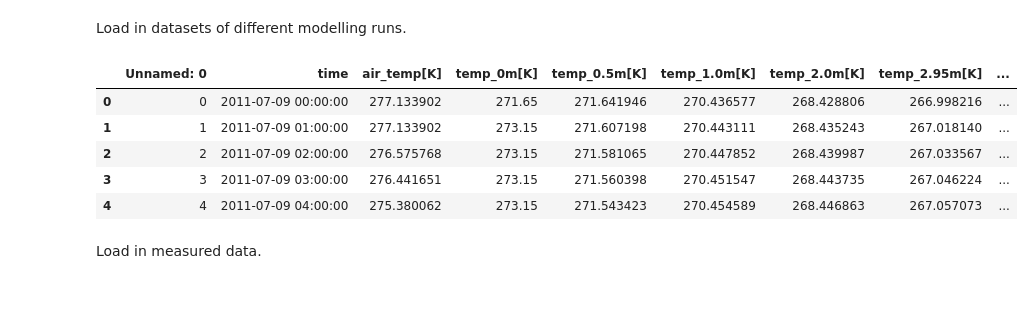
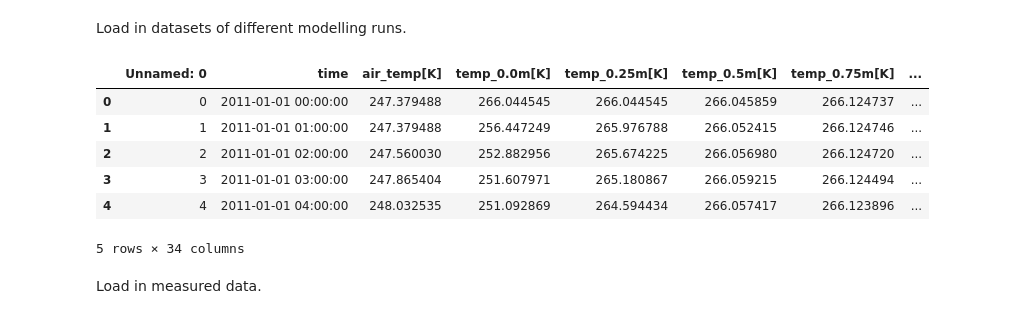
Before and after one commit to khdebruijn/thermo-morphological-model, a Jupyter notebook: validation/ground_temperature_calibration.ipynb, the cells around one changed output. Drawn from its saved outputs; the diff is of its cells as text; code cells hidden in the pictures.

```diff
--- a/validation/ground_temperature_calibration.ipynb
+++ b/validation/ground_temperature_calibration.ipynb
@@ -32,36 +32,37 @@ Load in datasets of different modelling runs.
 # %%
 # load in the modelling results
 # results_folder = Path(r"P:\11210070-usgscoop-202324-arcticxb\runs\val_gt1")
 
-runid2 = 'val_gt13'
-runid3 = 'val_gt13'
-runid4 = 'val_gt13'
+runid2 = 'val_gt24'
+runid3 = 'val_gt24'
+runid4 = 'val_gt24'
 
 fname_gt2 = "data/" + runid2 + "_ground_temperature_timeseries.csv"
 fname_gt3 = "data/" + runid3 + "_ground_temperature_timeseries.csv"
 fname_gt4 = "data/" + runid4 + "_ground_temperature_timeseries.csv"
 
 # df_model = pd.read_csv(os.path.join(results_folder, fname), parse_dates=['time'])
 df_gt2 = pd.read_csv(fname_gt2, parse_dates=['time'])
 df_gt3 = pd.read_csv(fname_gt3, parse_dates=['time'])
 df_gt4 = pd.read_csv(fname_gt4, parse_dates=['time'])
 
 # Lets add some columns to convert to Celcius
-colnames = ['temp_0m[K]', 'temp_0.5m[K]', 'temp_1.0m[K]', 'temp_2.0m[K]', 'temp_2.95m[K]']
+colnames = ['temp_0.0m[K]', 'temp_0.5m[K]', 'temp_1.0m[K]', 'temp_2.0m[K]', 'temp_2.95m[K]']
 
 for df in [df_gt2, df_gt3, df_gt4]:
     for colname in colnames:
 
         df[f'{colname[:-3]}[C]'] = df[colname] - 273.15
 
 df_gt2.head()
 # %% [output]
-|  | Unnamed: 0 | time | air_temp[K] | temp_0m[K] | temp_0.5m[K] | temp_1.0m[K] | temp_2.0m[K] | temp_2.95m[K] | ... |
-| 0 | 0 | 2011-07-09 00:00:00 | 277.133902 | 271.65 | 271.641946 | 270.436577 | 268.428806 | 266.998216 | ... |
-| 1 | 1 | 2011-07-09 01:00:00 | 277.133902 | 273.15 | 271.607198 | 270.443111 | 268.435243 | 267.018140 | ... |
-| 2 | 2 | 2011-07-09 02:00:00 | 276.575768 | 273.15 | 271.581065 | 270.447852 | 268.439987 | 267.033567 | ... |
-| 3 | 3 | 2011-07-09 03:00:00 | 276.441651 | 273.15 | 271.560398 | 270.451547 | 268.443735 | 267.046224 | ... |
-| 4 | 4 | 2011-07-09 04:00:00 | 275.380062 | 273.15 | 271.543423 | 270.454589 | 268.446863 | 267.057073 | ... |
+|  | Unnamed: 0 | time | air_temp[K] | temp_0.0m[K] | temp_0.25m[K] | temp_0.5m[K] | temp_0.75m[K] | ... |
+| 0 | 0 | 2011-01-01 00:00:00 | 247.379488 | 266.044545 | 266.044545 | 266.045859 | 266.124737 | ... |
+| 1 | 1 | 2011-01-01 01:00:00 | 247.379488 | 256.447249 | 265.976788 | 266.052415 | 266.124746 | ... |
+| 2 | 2 | 2011-01-01 02:00:00 | 247.560030 | 252.882956 | 265.674225 | 266.056980 | 266.124720 | ... |
+| 3 | 3 | 2011-01-01 03:00:00 | 247.865404 | 251.607971 | 265.180867 | 266.059215 | 266.124494 | ... |
+| 4 | 4 | 2011-01-01 04:00:00 | 248.032535 | 251.092869 | 264.594434 | 266.057417 | 266.123896 | ... |
+5 rows × 34 columns
 # %% [markdown]
 Load in measured data.
 # %%
```
Also changed, not shown: parts of 6 cells of this notebook, 2 other files.
